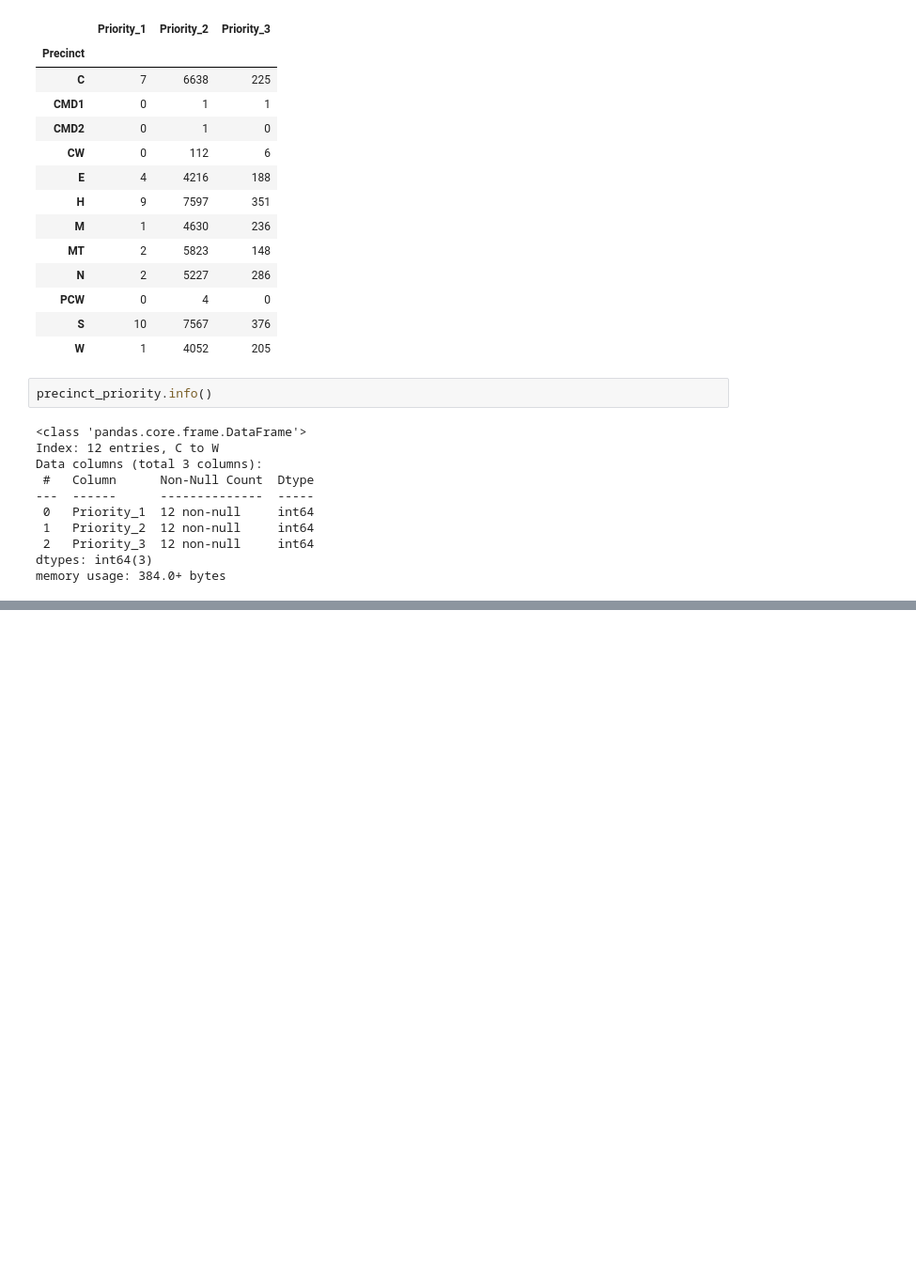
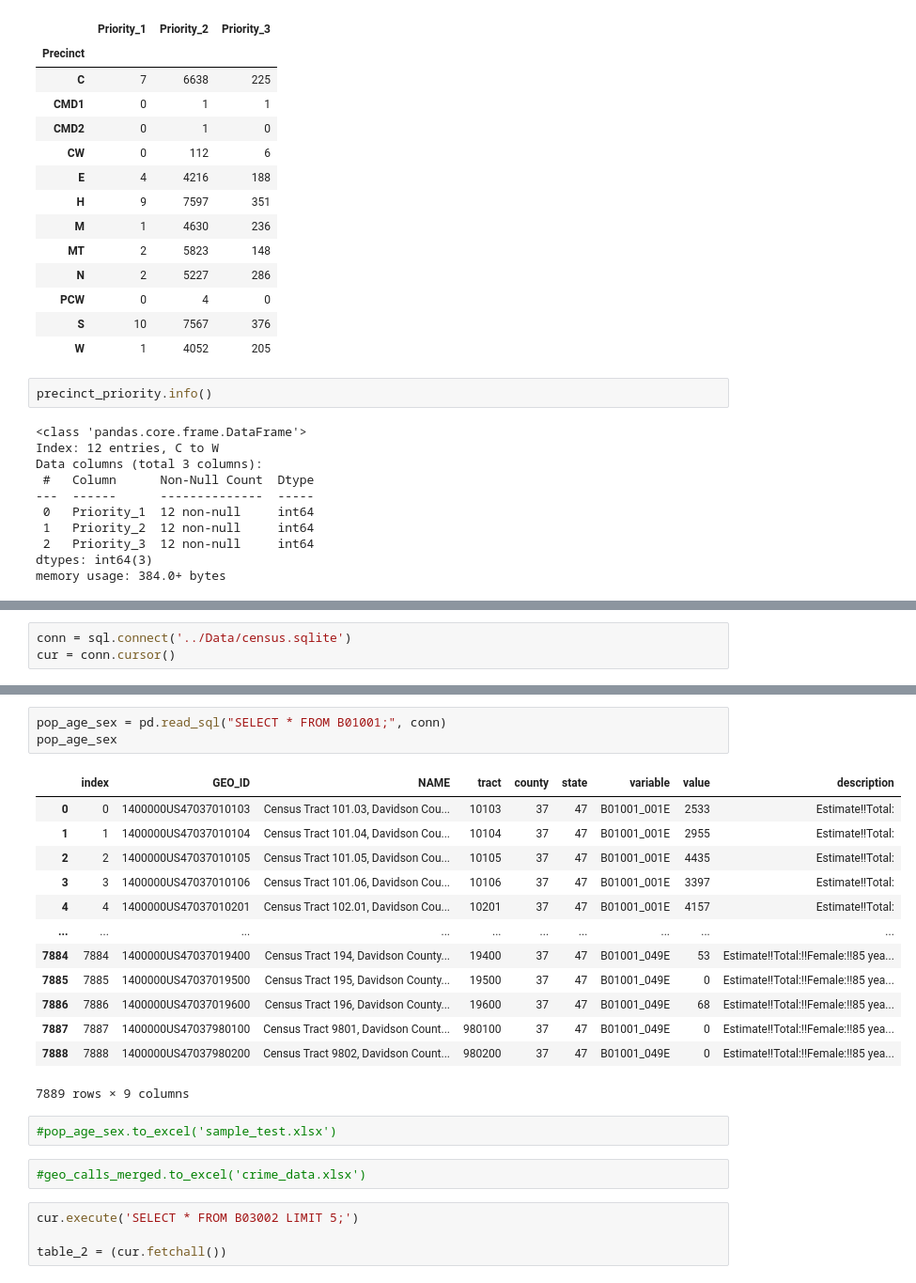
Before and after one commit to kyman90/partners_in_care-dda6-key_lime, a Jupyter notebook: Notebooks/Partner_In_Care_Analysis.ipynb, the cells around one changed output, grey strips where cells are left out. Shown at 94% size. Drawn from its saved outputs; the diff is of its cells as text; blank space fills up the shorter version.

```diff
--- a/Notebooks/Partner_In_Care_Analysis.ipynb
+++ b/Notebooks/Partner_In_Care_Analysis.ipynb
@@ -175,0 +181,3 @@ plt.show()
+# %%
+conn = sql.connect('../Data/census.sqlite')
+cur = conn.cursor()
@@ -175,0 +201,25 @@ plt.show()
+# %%
+pop_age_sex = pd.read_sql("SELECT * FROM B01001;", conn)
+pop_age_sex
+# %% [output]
+|  | index | GEO_ID | NAME | tract | county | state | variable | value | description |
+| 0 | 0 | 1400000US47037010103 | Census Tract 101.03, Davidson Cou... | 10103 | 37 | 47 | B01001_001E | 2533 | Estimate!!Total: |
+| 1 | 1 | 1400000US47037010104 | Census Tract 101.04, Davidson Cou... | 10104 | 37 | 47 | B01001_001E | 2955 | Estimate!!Total: |
+| 2 | 2 | 1400000US47037010105 | Census Tract 101.05, Davidson Cou... | 10105 | 37 | 47 | B01001_001E | 4435 | Estimate!!Total: |
+| 3 | 3 | 1400000US47037010106 | Census Tract 101.06, Davidson Cou... | 10106 | 37 | 47 | B01001_001E | 3397 | Estimate!!Total: |
+| 4 | 4 | 1400000US47037010201 | Census Tract 102.01, Davidson Cou... | 10201 | 37 | 47 | B01001_001E | 4157 | Estimate!!Total: |
+| ... | ... | ... | ... | ... | ... | ... | ... | ... | ... |
+| 7884 | 7884 | 1400000US47037019400 | Census Tract 194, Davidson County... | 19400 | 37 | 47 | B01001_049E | 53 | Estimate!!Total:!!Female:!!85 yea... |
+| 7885 | 7885 | 1400000US47037019500 | Census Tract 195, Davidson County... | 19500 | 37 | 47 | B01001_049E | 0 | Estimate!!Total:!!Female:!!85 yea... |
+| 7886 | 7886 | 1400000US47037019600 | Census Tract 196, Davidson County... | 19600 | 37 | 47 | B01001_049E | 68 | Estimate!!Total:!!Female:!!85 yea... |
+| 7887 | 7887 | 1400000US47037980100 | Census Tract 9801, Davidson Count... | 980100 | 37 | 47 | B01001_049E | 0 | Estimate!!Total:!!Female:!!85 yea... |
+| 7888 | 7888 | 1400000US47037980200 | Census Tract 9802, Davidson Count... | 980200 | 37 | 47 | B01001_049E | 0 | Estimate!!Total:!!Female:!!85 yea... |
+7889 rows × 9 columns
+# %%
+#pop_age_sex.to_excel('sample_test.xlsx')
+# %%
+#geo_calls_merged.to_excel('crime_data.xlsx')
+# %%
+cur.execute('SELECT * FROM B03002 LIMIT 5;')
+
+table_2 = (cur.fetchall())
```
Also changed, not shown: parts of 9 cells of this notebook.
